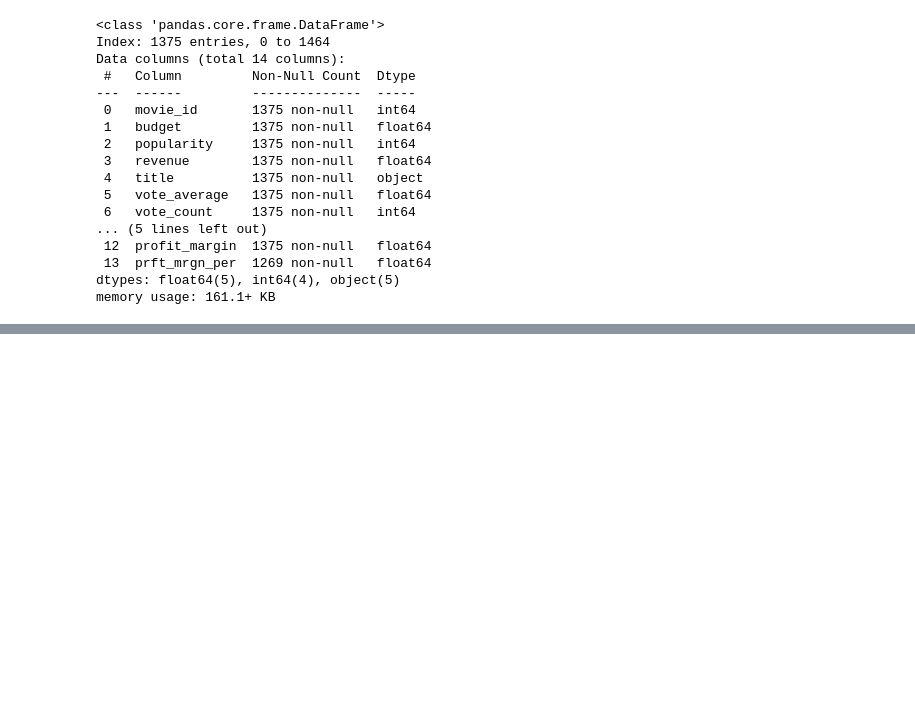
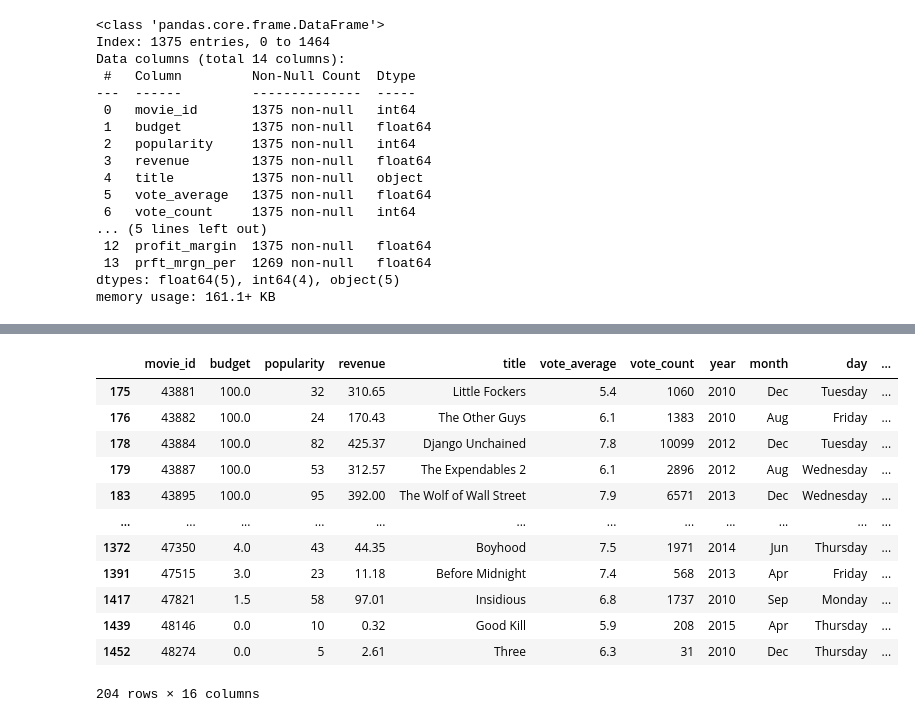
Before and after one commit to mjshubham21/Python_DA, a Jupyter notebook: Json Classes/data/pandas2.ipynb, the cells around one changed output, grey strips where cells are left out. Drawn from its saved outputs; the diff is of its cells as text; code cells hidden in the pictures; blank space fills up the shorter version.

```diff
--- a/Json Classes/data/pandas2.ipynb
+++ b/Json Classes/data/pandas2.ipynb
@@ -242,0 +378,16 @@ memory usage: 161.1+ KB
+# %%
+df_prft_bdgt_ltst
+# %% [output]
+|  | movie_id | budget | popularity | revenue | title | vote_average | vote_count | year | month | day | ... |
+| 175 | 43881 | 100.0 | 32 | 310.65 | Little Fockers | 5.4 | 1060 | 2010 | Dec | Tuesday | ... |
+| 176 | 43882 | 100.0 | 24 | 170.43 | The Other Guys | 6.1 | 1383 | 2010 | Aug | Friday | ... |
+| 178 | 43884 | 100.0 | 82 | 425.37 | Django Unchained | 7.8 | 10099 | 2012 | Dec | Tuesday | ... |
+| 179 | 43887 | 100.0 | 53 | 312.57 | The Expendables 2 | 6.1 | 2896 | 2012 | Aug | Wednesday | ... |
+| 183 | 43895 | 100.0 | 95 | 392.00 | The Wolf of Wall Street | 7.9 | 6571 | 2013 | Dec | Wednesday | ... |
+| ... | ... | ... | ... | ... | ... | ... | ... | ... | ... | ... | ... |
+| 1372 | 47350 | 4.0 | 43 | 44.35 | Boyhood | 7.5 | 1971 | 2014 | Jun | Thursday | ... |
+| 1391 | 47515 | 3.0 | 23 | 11.18 | Before Midnight | 7.4 | 568 | 2013 | Apr | Friday | ... |
+| 1417 | 47821 | 1.5 | 58 | 97.01 | Insidious | 6.8 | 1737 | 2010 | Sep | Monday | ... |
+| 1439 | 48146 | 0.0 | 10 | 0.32 | Good Kill | 5.9 | 208 | 2015 | Apr | Thursday | ... |
+| 1452 | 48274 | 0.0 | 5 | 2.61 | Three | 6.3 | 31 | 2010 | Dec | Thursday | ... |
+204 rows × 16 columns
```
Also changed, not shown: parts of 16 cells of this notebook.
